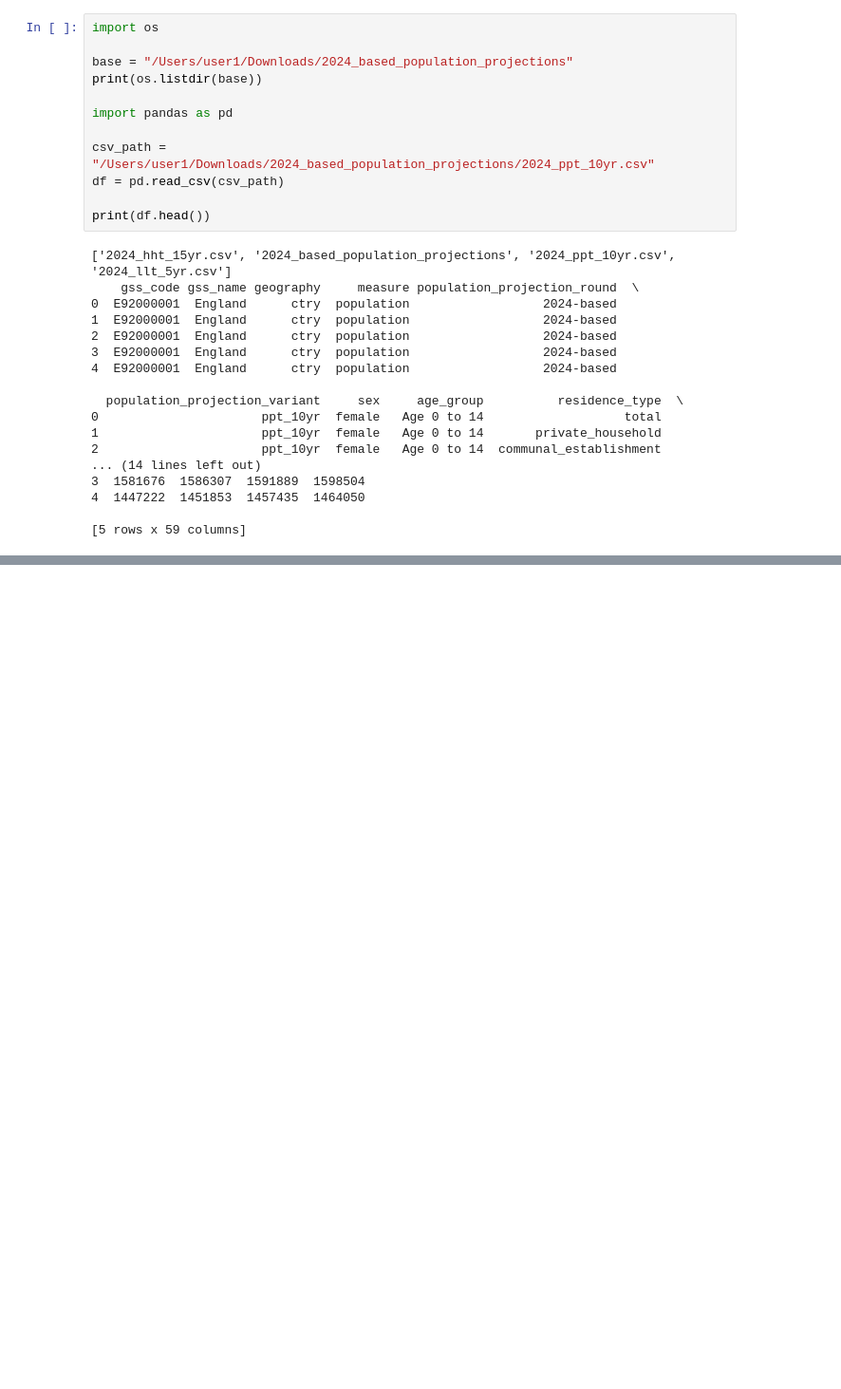
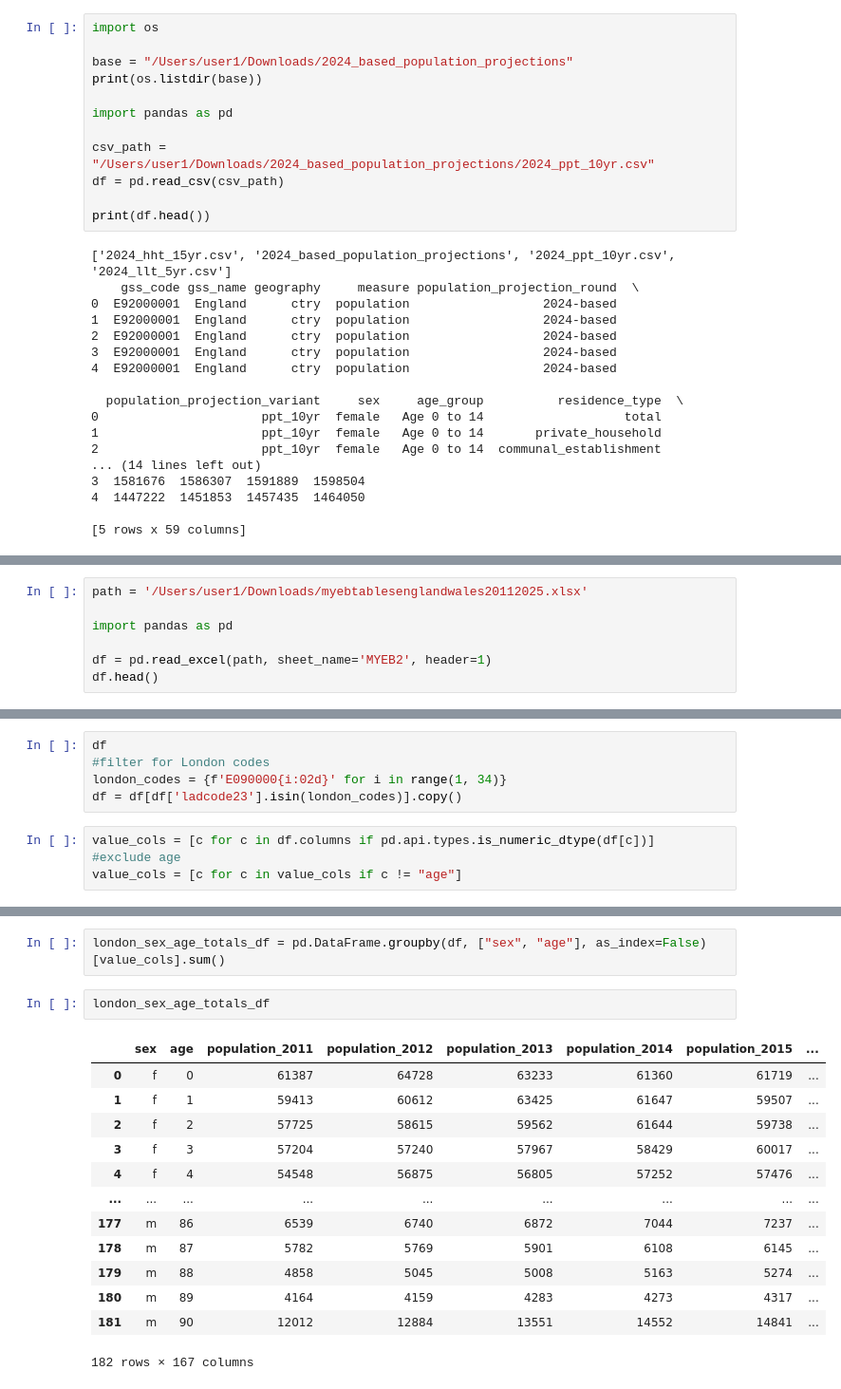
Before and after one commit to SebastianHeslinRees/Londons-Population-Site, a Jupyter notebook: scripts/explore_population_by_sex.ipynb, the cells around one changed output, grey strips where cells are left out. Shown at 95% size. Drawn from its saved outputs; the diff is of its cells as text; blank space fills up the shorter version.

```diff
--- a/scripts/explore_population_by_sex.ipynb
+++ b/scripts/explore_population_by_sex.ipynb
@@ -264,0 +267,7 @@ print(df.head())
+# %%
+path = '/Users/user1/Downloads/myebtablesenglandwales20112025.xlsx'
+
+import pandas as pd
+
+df = pd.read_excel(path, sheet_name='MYEB2', header=1)
+df.head()
@@ -264,0 +282,9 @@ print(df.head())
+# %%
+df
+#filter for London codes
+london_codes = {f'E090000{i:02d}' for i in range(1, 34)}
+df = df[df['ladcode23'].isin(london_codes)].copy()
+# %%
+value_cols = [c for c in df.columns if pd.api.types.is_numeric_dtype(df[c])]
+#exclude age
+value_cols = [c for c in value_cols if c != "age"]
@@ -264,0 +311,18 @@ print(df.head())
+# %%
+london_sex_age_totals_df = pd.DataFrame.groupby(df, ["sex", "age"], as_index=False)[value_cols].sum()
+# %%
+london_sex_age_totals_df
+# %% [output]
+|  | sex | age | population_2011 | population_2012 | population_2013 | population_2014 | population_2015 | ... |
+| 0 | f | 0 | 61387 | 64728 | 63233 | 61360 | 61719 | ... |
+| 1 | f | 1 | 59413 | 60612 | 63425 | 61647 | 59507 | ... |
+| 2 | f | 2 | 57725 | 58615 | 59562 | 61644 | 59738 | ... |
+| 3 | f | 3 | 57204 | 57240 | 57967 | 58429 | 60017 | ... |
+| 4 | f | 4 | 54548 | 56875 | 56805 | 57252 | 57476 | ... |
+| ... | ... | ... | ... | ... | ... | ... | ... | ... |
+| 177 | m | 86 | 6539 | 6740 | 6872 | 7044 | 7237 | ... |
+| 178 | m | 87 | 5782 | 5769 | 5901 | 6108 | 6145 | ... |
+| 179 | m | 88 | 4858 | 5045 | 5008 | 5163 | 5274 | ... |
+| 180 | m | 89 | 4164 | 4159 | 4283 | 4273 | 4317 | ... |
+| 181 | m | 90 | 12012 | 12884 | 13551 | 14552 | 14841 | ... |
+182 rows × 167 columns
```
Also changed, not shown: parts of 23 cells of this notebook, 14 other files.
